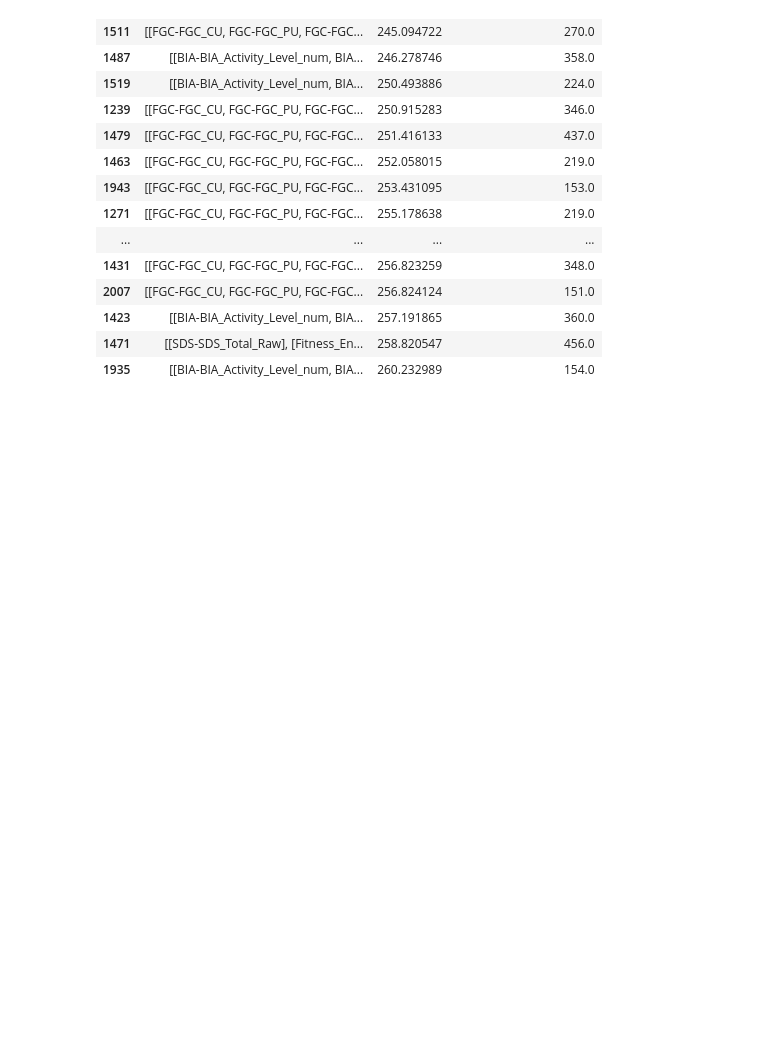
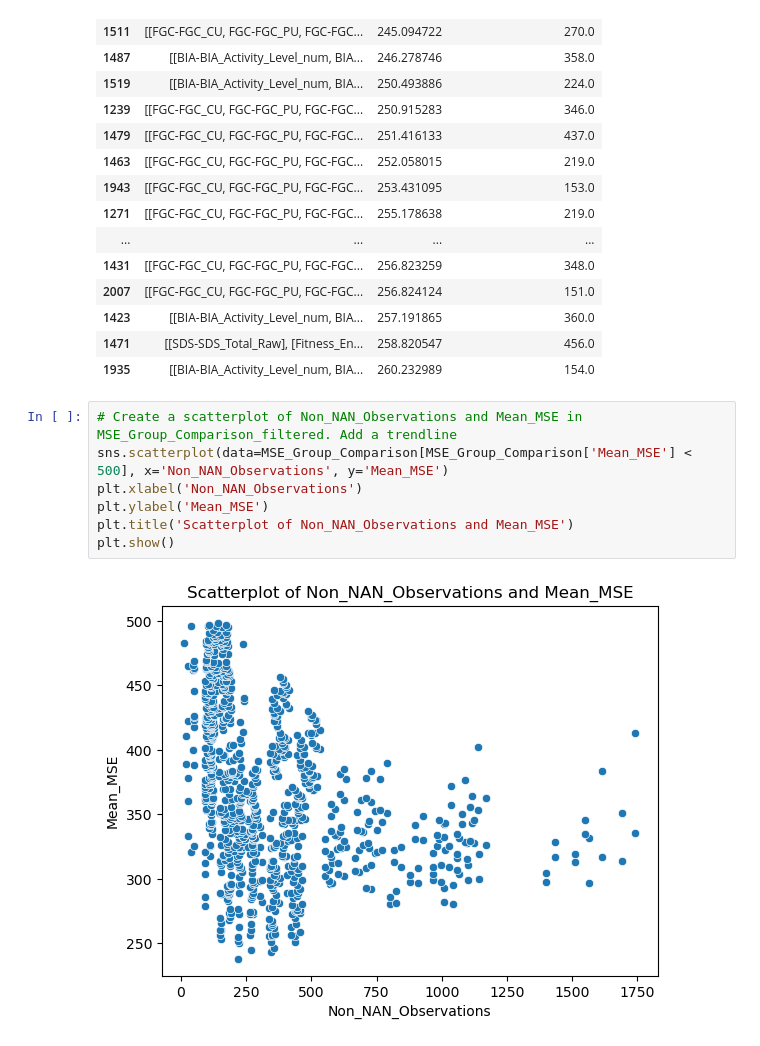
Before and after one commit to aarondweinberg/CMI_problematic_internet_use, a Jupyter notebook: EDA_AW.ipynb, the cells around one changed output. Cells and saved outputs as stored; diff of their text form; blank space fills up the shorter version.

```diff
--- a/EDA_AW.ipynb
+++ b/EDA_AW.ipynb
@@ -612,3 +612,12 @@ MSE_Group_Comparison.head(20)
 | 1423 | [[BIA-BIA_Activity_Level_num, BIA... | 257.191865 | 360.0 |
 | 1471 | [[SDS-SDS_Total_Raw], [Fitness_En... | 258.820547 | 456.0 |
 | 1935 | [[BIA-BIA_Activity_Level_num, BIA... | 260.232989 | 154.0 |
+# %%
+# Create a scatterplot of Non_NAN_Observations and Mean_MSE in MSE_Group_Comparison_filtered. Add a trendline
+sns.scatterplot(data=MSE_Group_Comparison[MSE_Group_Comparison['Mean_MSE'] < 500], x='Non_NAN_Observations', y='Mean_MSE')
+plt.xlabel('Non_NAN_Observations')
+plt.ylabel('Mean_MSE')
+plt.title('Scatterplot of Non_NAN_Observations and Mean_MSE')
+plt.show()
+# %% [output]
+[figure, added]
```
